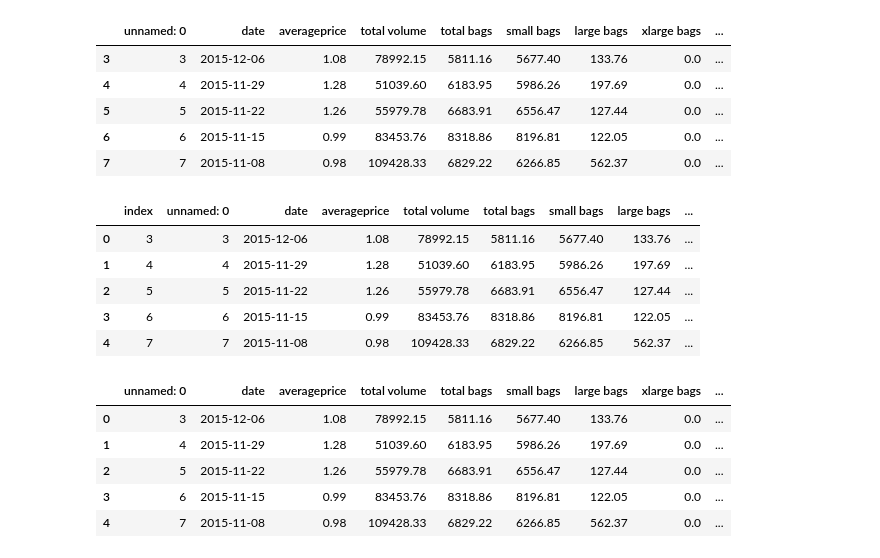
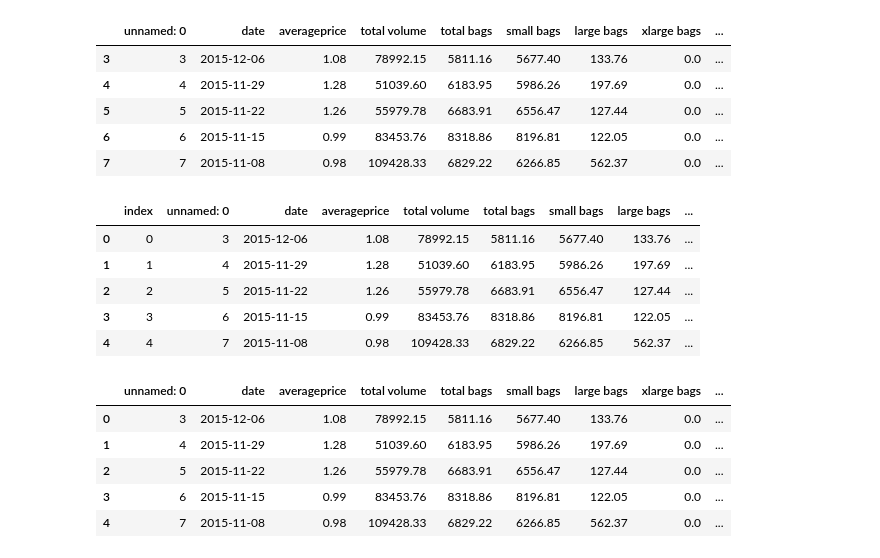
Before and after one commit to Ironhack-Data-Madrid-Febrero-2021/Classroom-Materials, a Jupyter notebook: module-2/5-repaso_9_abril.ipynb, the cells around one changed output. Cells and saved outputs as stored; diff of their text form; code cells hidden in the pictures.

```diff
--- a/module-2/5-repaso_9_abril.ipynb
+++ b/module-2/5-repaso_9_abril.ipynb
@@ -235,7 +224,6 @@ df.head()
 | 4 | 4 | 2015-11-29 | 1.28 | 51039.60 | 6183.95 | 5986.26 | 197.69 | 0.0 | ... |
 # %%
 #Si borramos filas no se nos reinicia el index (AXIS 0 = FILAS)
-df = df.drop([0,1,2], axis = 0)
 # %%
 df.head()
 # %% [output]
@@ -247,15 +235,15 @@ df.head()
 | 7 | 7 | 2015-11-08 | 0.98 | 109428.33 | 6829.22 | 6266.85 | 562.37 | 0.0 | ... |
 # %%
 #El parámetro drop evita que se cree una columna "index" con el index que teníamos antes  de reiniciarlo
-df = df.reset_index(drop = True)
+df = df.reset_index() #drop = True
 df.head()
 # %% [output]
 |  | index | unnamed: 0 | date | averageprice | total volume | total bags | small bags | large bags | ... |
-| 0 | 3 | 3 | 2015-12-06 | 1.08 | 78992.15 | 5811.16 | 5677.40 | 133.76 | ... |
-| 1 | 4 | 4 | 2015-11-29 | 1.28 | 51039.60 | 6183.95 | 5986.26 | 197.69 | ... |
-| 2 | 5 | 5 | 2015-11-22 | 1.26 | 55979.78 | 6683.91 | 6556.47 | 127.44 | ... |
-| 3 | 6 | 6 | 2015-11-15 | 0.99 | 83453.76 | 8318.86 | 8196.81 | 122.05 | ... |
-| 4 | 7 | 7 | 2015-11-08 | 0.98 | 109428.33 | 6829.22 | 6266.85 | 562.37 | ... |
+| 0 | 0 | 3 | 2015-12-06 | 1.08 | 78992.15 | 5811.16 | 5677.40 | 133.76 | ... |
+| 1 | 1 | 4 | 2015-11-29 | 1.28 | 51039.60 | 6183.95 | 5986.26 | 197.69 | ... |
+| 2 | 2 | 5 | 2015-11-22 | 1.26 | 55979.78 | 6683.91 | 6556.47 | 127.44 | ... |
+| 3 | 3 | 6 | 2015-11-15 | 0.99 | 83453.76 | 8318.86 | 8196.81 | 122.05 | ... |
+| 4 | 4 | 7 | 2015-11-08 | 0.98 | 109428.33 | 6829.22 | 6266.85 | 562.37 | ... |
 # %%
 df = df.drop("index", axis =  1)
 # %%
```
Also changed, not shown: parts of 26 cells of this notebook.
